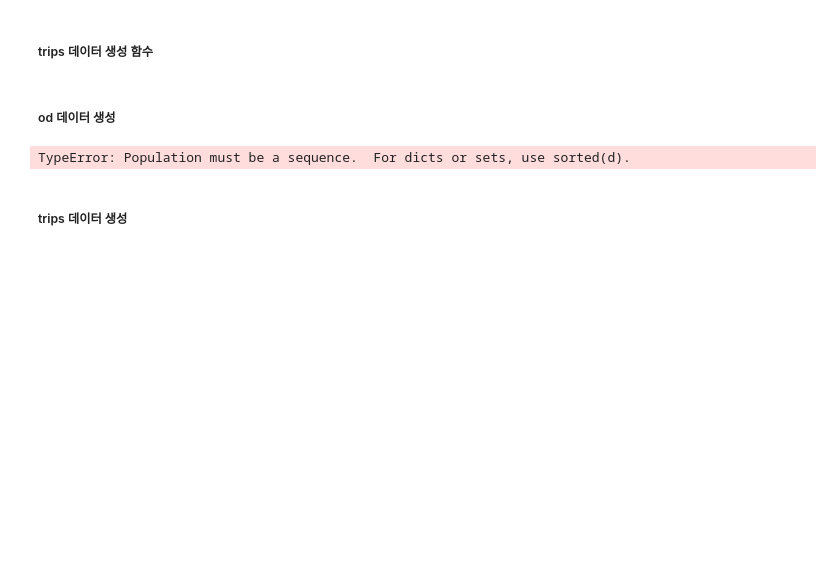
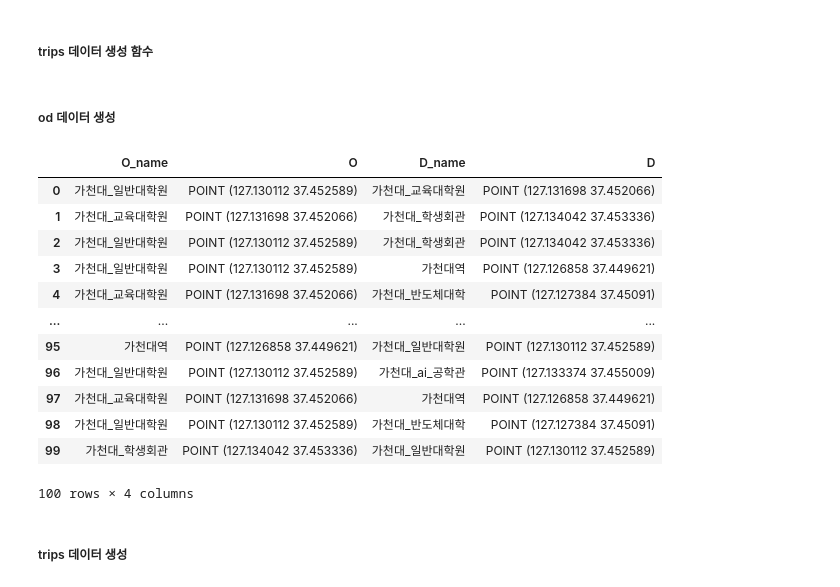
Before and after one commit to tangrim/assignment, a Jupyter notebook: code/simulation.ipynb, the cells around one changed output. Saved outputs shown, nothing was run; the diff lists cells and outputs as text; code cells hidden in the pictures; blank space fills up the shorter version.

```diff
--- a/code/simulation.ipynb
+++ b/code/simulation.ipynb
@@ -172,7 +172,7 @@ def get_OD_data(point, num = 10) :
     # 10개의 랜덤쌍 좌표 생성
     for _ in range(num):
         # 포인트 좌표의 key값을 이용하여 래덤 쌍 생성
-        neighborhood1, neighborhood2 = rd.sample(point.keys(), 2)
+        neighborhood1, neighborhood2 = rd.sample(sorted(point.keys()), 2)
         # 랜덤쌍의 첫번째 값을 시작점으로 두번째 값을 도착점으로 설정
         start_point = point[neighborhood1]
         end_point = point[neighborhood2]
@@ -207,11 +207,22 @@ point = {
 }
 # %%
 # O는 출발지 D는 도착지로 생각하면 편함
-rd.sample(point.keys(), 2)
-OD_data = get_OD_data(point, 10)
+OD_data = get_OD_data(point, 100)
 OD_data
 # %% [output]
+|  | O_name | O | D_name | D |
+| 0 | 가천대_일반대학원 | POINT (127.130112 37.452589) | 가천대_교육대학원 | POINT (127.131698 37.452066) |
+| 1 | 가천대_교육대학원 | POINT (127.131698 37.452066) | 가천대_학생회관 | POINT (127.134042 37.453336) |
+| 2 | 가천대_일반대학원 | POINT (127.130112 37.452589) | 가천대_학생회관 | POINT (127.134042 37.453336) |
+| 3 | 가천대_일반대학원 | POINT (127.130112 37.452589) | 가천대역 | POINT (127.126858 37.449621) |
+| 4 | 가천대_교육대학원 | POINT (127.131698 37.452066) | 가천대_반도체대학 | POINT (127.127384 37.45091) |
+| ... | ... | ... | ... | ... |
+| 95 | 가천대역 | POINT (127.126858 37.449621) | 가천대_일반대학원 | POINT (127.130112 37.452589) |
+| 96 | 가천대_일반대학원 | POINT (127.130112 37.452589) | 가천대_ai_공학관 | POINT (127.133374 37.455009) |
+| 97 | 가천대_교육대학원 | POINT (127.131698 37.452066) | 가천대역 | POINT (127.126858 37.449621) |
+| 98 | 가천대_일반대학원 | POINT (127.130112 37.452589) | 가천대_반도체대학 | POINT (127.127384 37.45091) |
+| 99 | 가천대_학생회관 | POINT (127.134042 37.453336) | 가천대_일반대학원 | POINT (127.130112 37.452589) |
-TypeError: Population must be a sequence.  For dicts or sets, use sorted(d).
+100 rows × 4 columns
 # %%
 ## od 데이터를 이용하기 위해 리스트쌍으로 변환
 def get_ps_OD_data(OD_data):
```
Also changed, not shown: parts of 3 cells of this notebook, 1 other file.
